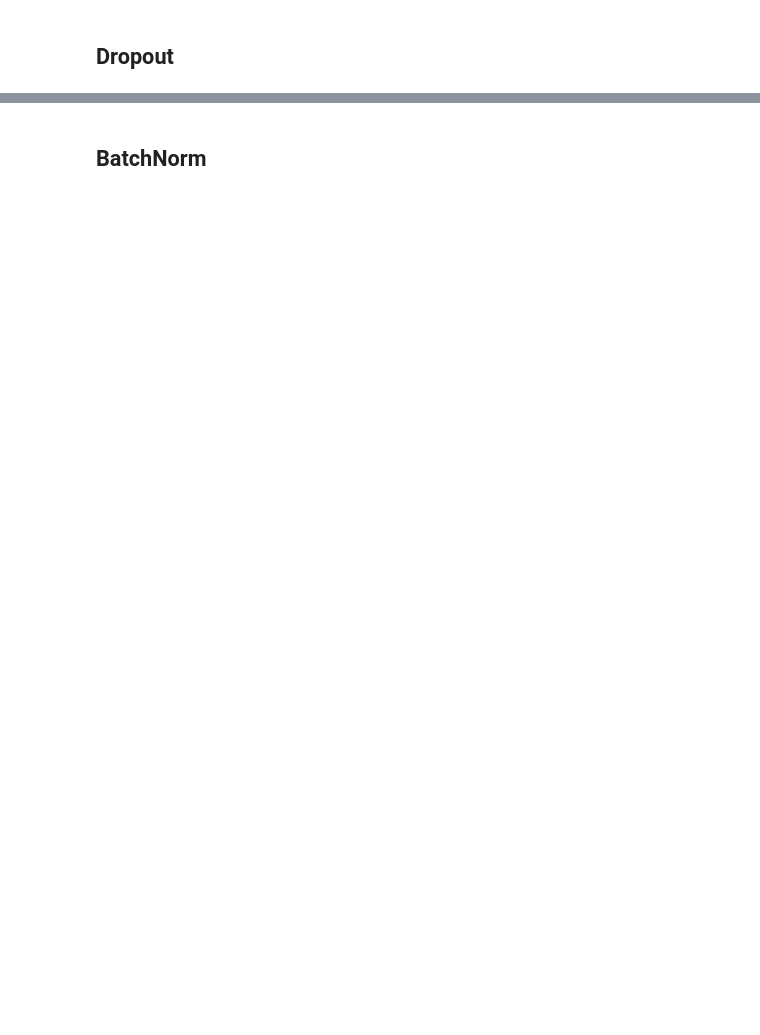
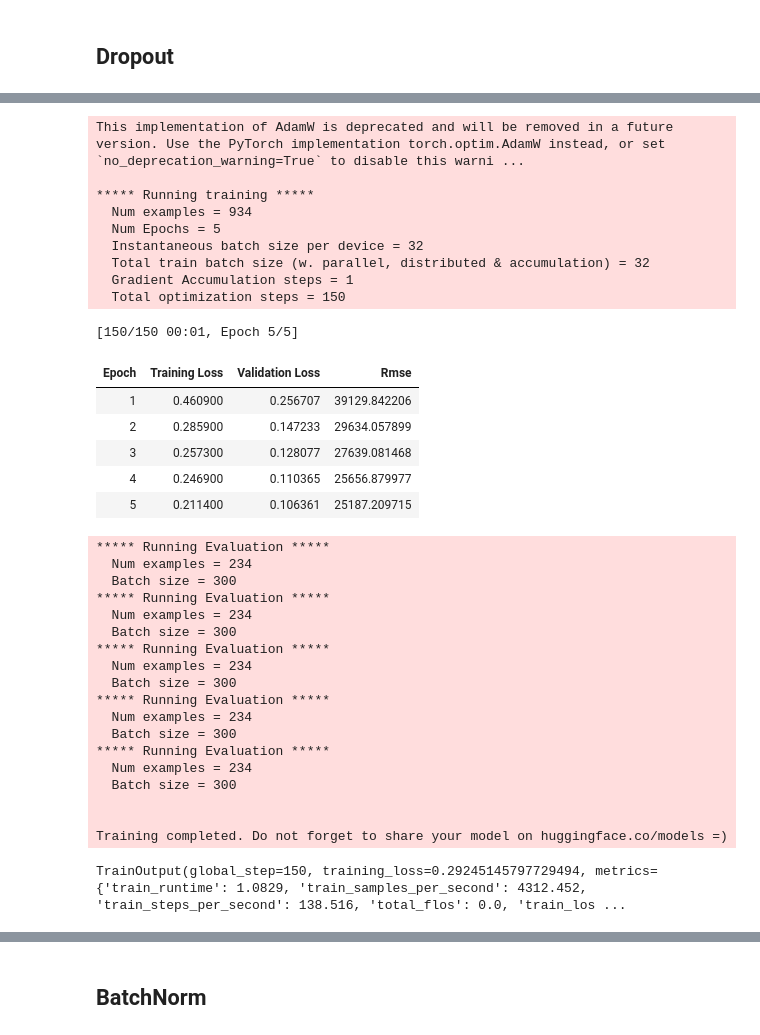
Before and after one commit to Aktsvigun/ml-2, a Jupyter notebook: intro_to_dl (1 module)/seminars/seminar_2.ipynb, the cells around one changed output, grey strips where cells are left out. Cells and saved outputs as stored; diff of their text form; code cells hidden in the pictures; blank space fills up the shorter version.

```diff
--- a/intro_to_dl (1 module)/seminars/seminar_2.ipynb
+++ b/intro_to_dl (1 module)/seminars/seminar_2.ipynb
@@ -292,14 +382,49 @@ def model_init():
 # %%
 trainer = CustomTrainer(
     model_init=model_init,
     args=training_args,
     train_dataset=train_ds,
     eval_dataset=eval_ds,
     compute_metrics=compute_metrics,
-    optimizers=(optimizer, scheduler)
 )
 
 trainer.train()
+# %% [output]
+This implementation of AdamW is deprecated and will be removed in a future version. Use the PyTorch implementation torch.optim.AdamW instead, or set `no_deprecation_warning=True` to disable this warni ...
+
+***** Running training *****
+  Num examples = 934
+  Num Epochs = 5
+  Instantaneous batch size per device = 32
+  Total train batch size (w. parallel, distributed & accumulation) = 32
+  Gradient Accumulation steps = 1
+  Total optimization steps = 150
+[150/150 00:01, Epoch 5/5]
+| Epoch | Training Loss | Validation Loss | Rmse |
+| 1 | 0.460900 | 0.256707 | 39129.842206 |
+| 2 | 0.285900 | 0.147233 | 29634.057899 |
+| 3 | 0.257300 | 0.128077 | 27639.081468 |
+| 4 | 0.246900 | 0.110365 | 25656.879977 |
+| 5 | 0.211400 | 0.106361 | 25187.209715 |
+***** Running Evaluation *****
+  Num examples = 234
+  Batch size = 300
+***** Running Evaluation *****
+  Num examples = 234
+  Batch size = 300
+***** Running Evaluation *****
+  Num examples = 234
+  Batch size = 300
+***** Running Evaluation *****
+  Num examples = 234
+  Batch size = 300
+***** Running Evaluation *****
+  Num examples = 234
+  Batch size = 300
+
+
+Training completed. Do not forget to share your model on huggingface.co/models =)
+TrainOutput(global_step=150, training_loss=0.29245145797729494, metrics={'train_runtime': 1.0829, 'train_samples_per_second': 4312.452, 'train_steps_per_second': 138.516, 'total_flos': 0.0, 'train_los ...
 # %%
 metrics_d = trainer.evaluate(test_ds)
 metrics_d
```
Also changed, not shown: parts of 23 cells of this notebook.
